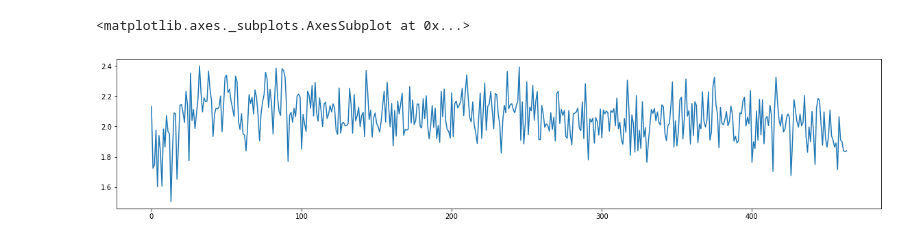
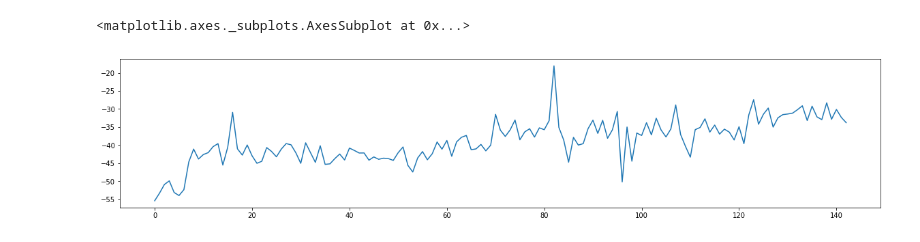
Before and after one commit to dprentiss/dispersedexchange, a Jupyter notebook: exchange.ipynb, the cells around one changed output. Drawn from its saved outputs; the diff is of its cells as text; code cells hidden in the pictures.

```diff
--- a/exchange.ipynb
+++ b/exchange.ipynb
@@ -14,3 +15,5 @@ W[0].argmax()
+# %%
+min = W[0].argmin()
 # %%
-df = pd.DataFrame(W)
+wealth = pd.DataFrame(W)
 # %%
@@ -20,5 +29,5 @@ ax = df.plot(figsize=(20,12), legend=False)
 # %%
-df.mean(axis=1).plot(figsize=(20, 4))
+wealth[min].plot(figsize=(20, 4))
 # %% [output]
 <matplotlib.axes._subplots.AxesSubplot at 0x...>
-[figure, old version]
+[figure, new version]
```
Also changed, not shown: parts of 8 cells of this notebook, 2 other files.
